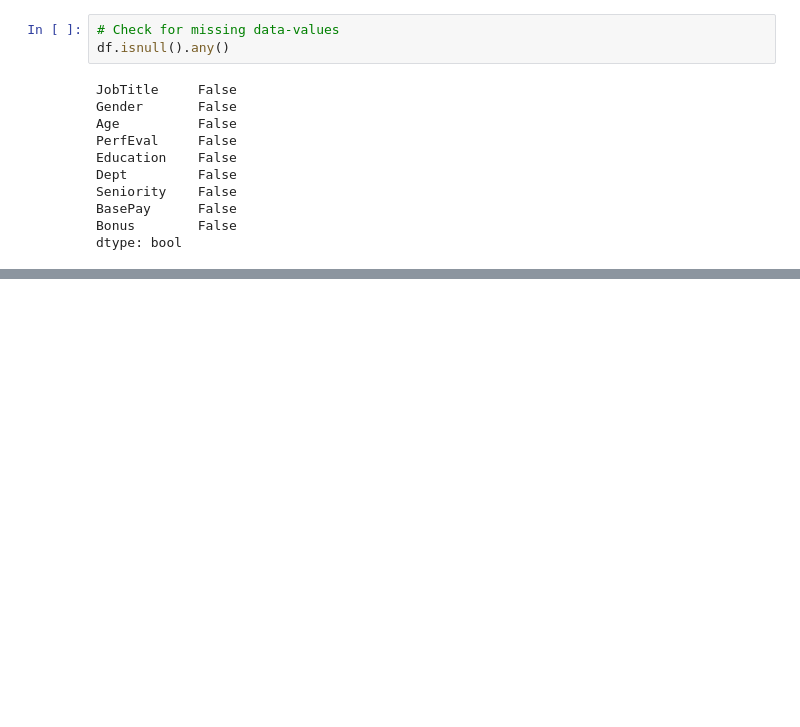
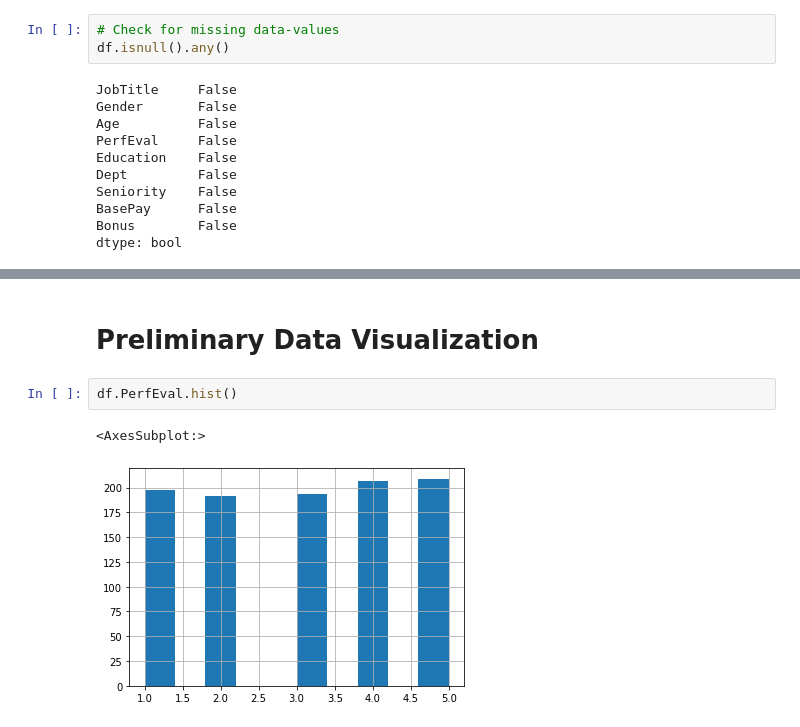
Before and after one commit to rajeski/Pay_Gap, a Jupyter notebook: Notebook.ipynb, the cells around one changed output, grey strips where cells are left out. Drawn from its saved outputs; the diff is of its cells as text; blank space fills up the shorter version.

```diff
--- a/Notebook.ipynb
+++ b/Notebook.ipynb
@@ -73,0 +115,7 @@ dtype: bool
+# %% [markdown]
+# Preliminary Data Visualization
+# %%
+df.PerfEval.hist()
+# %% [output]
+<AxesSubplot:>
+[figure, added]
```
Also changed, not shown: parts of 5 cells of this notebook.
